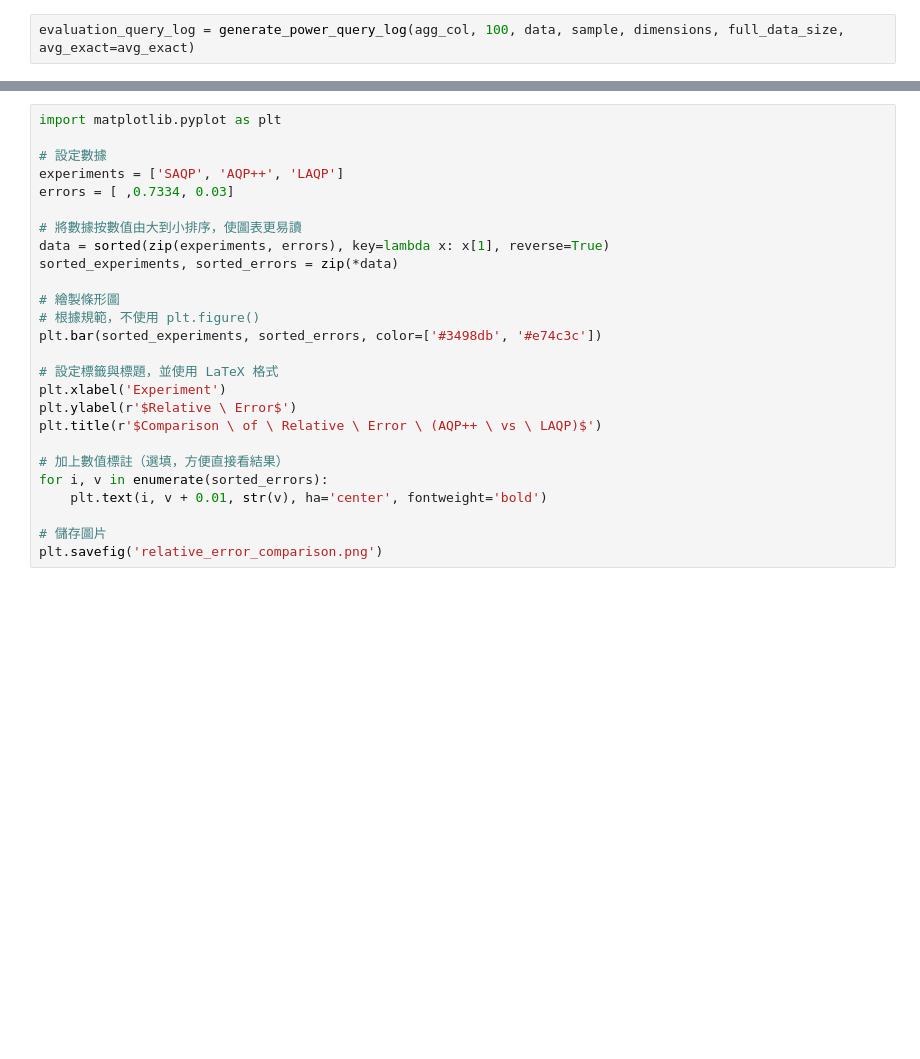
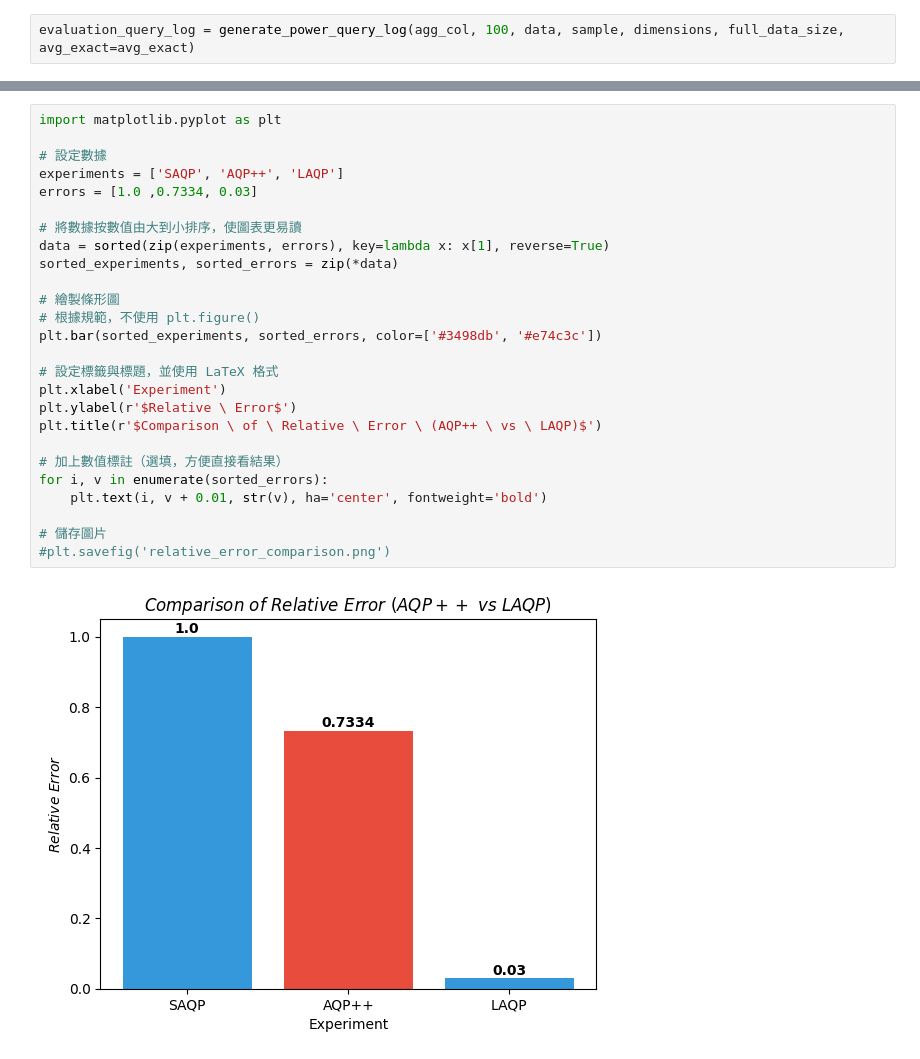
Before and after one commit to t114598020/Spatial_LAQP, a Jupyter notebook: AQPpp_power.ipynb, the cells around one changed output, grey strips where cells are left out. Drawn from its saved outputs; the diff is of its cells as text; blank space fills up the shorter version.

```diff
--- a/AQPpp_power.ipynb
+++ b/AQPpp_power.ipynb
@@ -173,26 +233,28 @@ evaluation_query_log = generate_power_query_log(agg_col, 100, data, sample, dime
 # %%
 import matplotlib.pyplot as plt
 
 # 設定數據
 experiments = ['SAQP', 'AQP++', 'LAQP']
-errors = [ ,0.7334, 0.03]
+errors = [1.0 ,0.7334, 0.03]
 
 # 將數據按數值由大到小排序，使圖表更易讀
 data = sorted(zip(experiments, errors), key=lambda x: x[1], reverse=True)
 sorted_experiments, sorted_errors = zip(*data)
 
 # 繪製條形圖
 # 根據規範，不使用 plt.figure()
 plt.bar(sorted_experiments, sorted_errors, color=['#3498db', '#e74c3c'])
 
 # 設定標籤與標題，並使用 LaTeX 格式
 plt.xlabel('Experiment')
 plt.ylabel(r'$Relative \ Error$')
 plt.title(r'$Comparison \ of \ Relative \ Error \ (AQP++ \ vs \ LAQP)$')
 
 # 加上數值標註（選填，方便直接看結果）
 for i, v in enumerate(sorted_errors):
     plt.text(i, v + 0.01, str(v), ha='center', fontweight='bold')
 
 # 儲存圖片
-plt.savefig('relative_error_comparison.png')
+#plt.savefig('relative_error_comparison.png')
+# %% [output]
+[figure, added]
```
Also changed, not shown: parts of 4 cells of this notebook, 2 other files.
